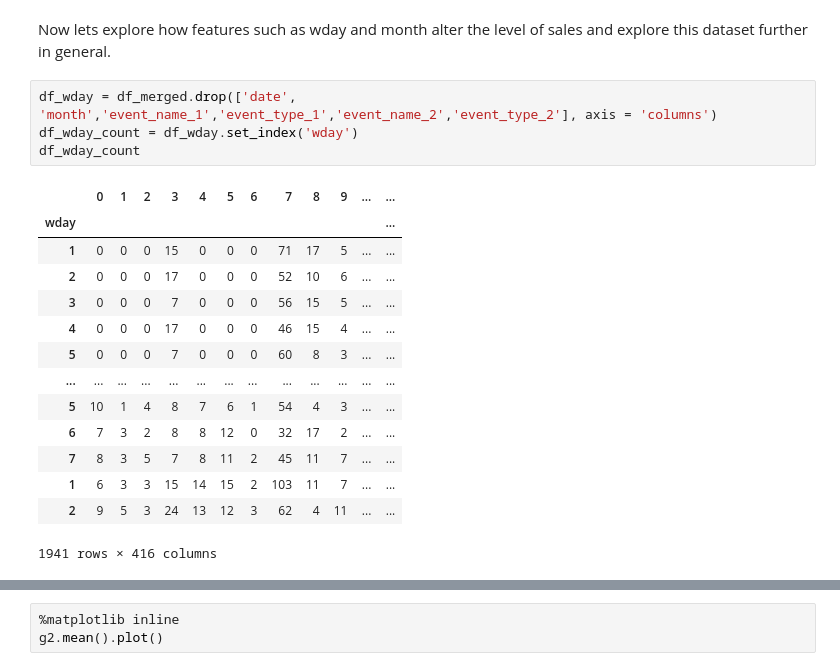
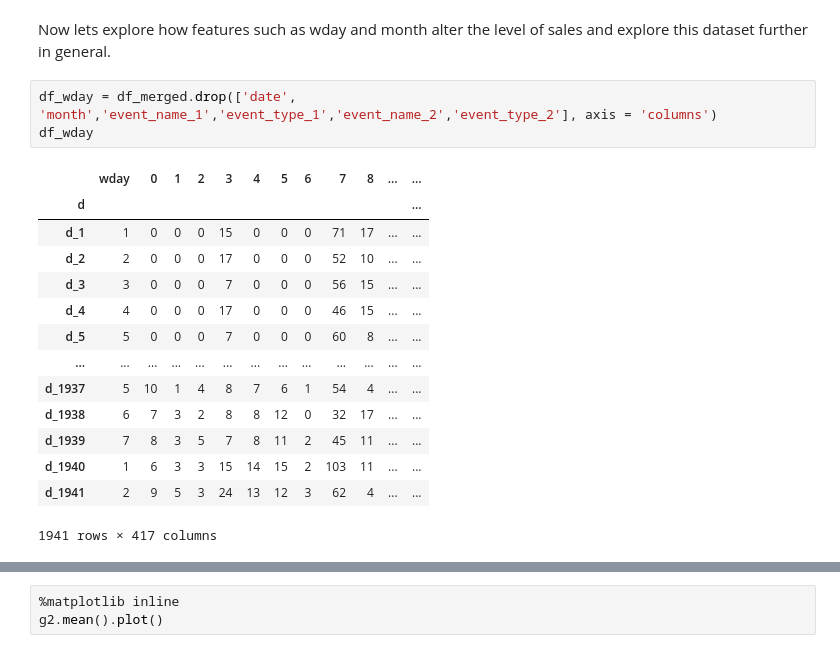
Before and after one commit to sithankanna/hts-forecast, a Jupyter notebook: notebooks/001-EK-EDA.ipynb, the cells around one changed output, grey strips where cells are left out. Saved outputs shown, nothing was run; the diff lists cells and outputs as text.

```diff
--- a/notebooks/001-EK-EDA.ipynb
+++ b/notebooks/001-EK-EDA.ipynb
@@ -294,21 +294,20 @@ df_merged
 Now lets explore how features such as wday and month alter the level of sales and explore this dataset further in general.
 # %%
 df_wday = df_merged.drop(['date', 'month','event_name_1','event_type_1','event_name_2','event_type_2'], axis = 'columns')
-df_wday_count = df_wday.set_index('wday')
-df_wday_count
+df_wday
 # %% [output]
-|  | 0 | 1 | 2 | 3 | 4 | 5 | 6 | 7 | 8 | 9 | ... | ... |
-| wday |  |  |  |  |  |  |  |  |  |  |  | ... |
-| 1 | 0 | 0 | 0 | 15 | 0 | 0 | 0 | 71 | 17 | 5 | ... | ... |
-| 2 | 0 | 0 | 0 | 17 | 0 | 0 | 0 | 52 | 10 | 6 | ... | ... |
-| 3 | 0 | 0 | 0 | 7 | 0 | 0 | 0 | 56 | 15 | 5 | ... | ... |
-| 4 | 0 | 0 | 0 | 17 | 0 | 0 | 0 | 46 | 15 | 4 | ... | ... |
-| 5 | 0 | 0 | 0 | 7 | 0 | 0 | 0 | 60 | 8 | 3 | ... | ... |
+|  | wday | 0 | 1 | 2 | 3 | 4 | 5 | 6 | 7 | 8 | ... | ... |
+| d |  |  |  |  |  |  |  |  |  |  |  | ... |
+| d_1 | 1 | 0 | 0 | 0 | 15 | 0 | 0 | 0 | 71 | 17 | ... | ... |
+| d_2 | 2 | 0 | 0 | 0 | 17 | 0 | 0 | 0 | 52 | 10 | ... | ... |
+| d_3 | 3 | 0 | 0 | 0 | 7 | 0 | 0 | 0 | 56 | 15 | ... | ... |
+| d_4 | 4 | 0 | 0 | 0 | 17 | 0 | 0 | 0 | 46 | 15 | ... | ... |
+| d_5 | 5 | 0 | 0 | 0 | 7 | 0 | 0 | 0 | 60 | 8 | ... | ... |
 | ... | ... | ... | ... | ... | ... | ... | ... | ... | ... | ... | ... | ... |
-| 5 | 10 | 1 | 4 | 8 | 7 | 6 | 1 | 54 | 4 | 3 | ... | ... |
-| 6 | 7 | 3 | 2 | 8 | 8 | 12 | 0 | 32 | 17 | 2 | ... | ... |
-| 7 | 8 | 3 | 5 | 7 | 8 | 11 | 2 | 45 | 11 | 7 | ... | ... |
-| 1 | 6 | 3 | 3 | 15 | 14 | 15 | 2 | 103 | 11 | 7 | ... | ... |
-| 2 | 9 | 5 | 3 | 24 | 13 | 12 | 3 | 62 | 4 | 11 | ... | ... |
+| d_1937 | 5 | 10 | 1 | 4 | 8 | 7 | 6 | 1 | 54 | 4 | ... | ... |
+| d_1938 | 6 | 7 | 3 | 2 | 8 | 8 | 12 | 0 | 32 | 17 | ... | ... |
+| d_1939 | 7 | 8 | 3 | 5 | 7 | 8 | 11 | 2 | 45 | 11 | ... | ... |
+| d_1940 | 1 | 6 | 3 | 3 | 15 | 14 | 15 | 2 | 103 | 11 | ... | ... |
+| d_1941 | 2 | 9 | 5 | 3 | 24 | 13 | 12 | 3 | 62 | 4 | ... | ... |
-1941 rows × 416 columns
+1941 rows × 417 columns
 # %%
```
Also changed, not shown: parts of 19 cells of this notebook.
